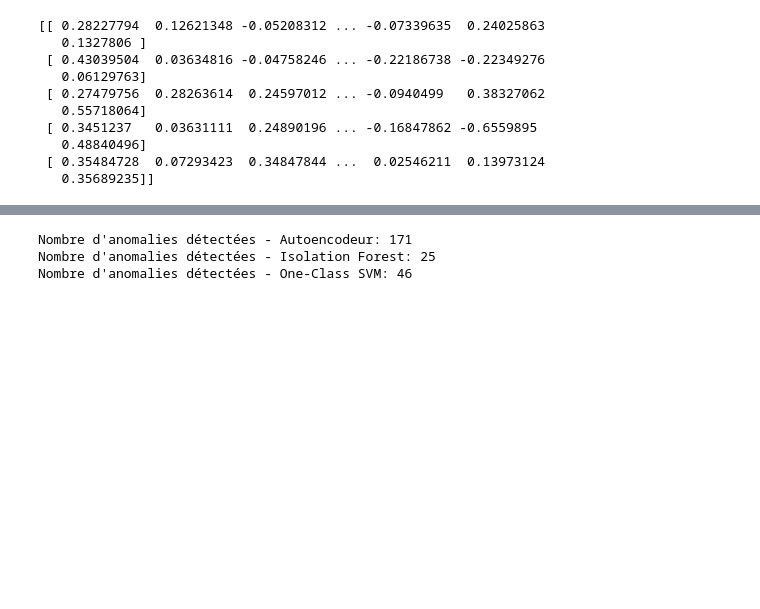
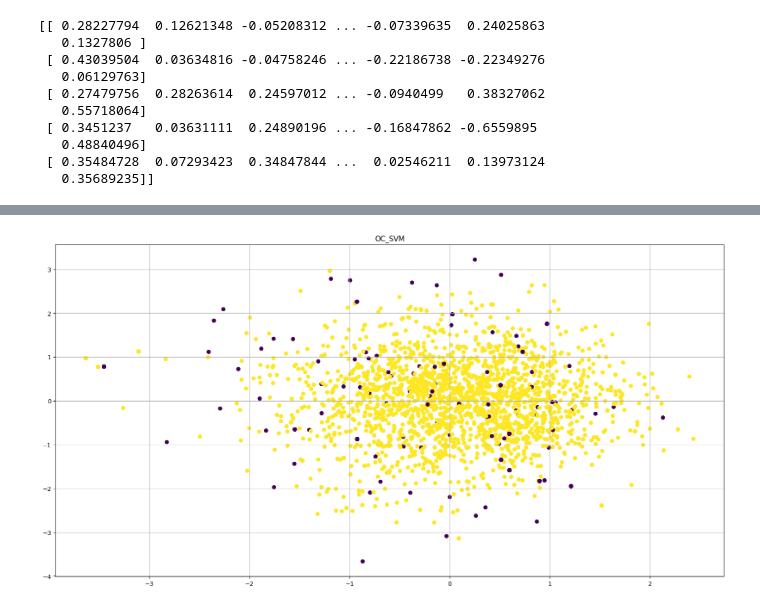
Before and after one commit to sow19/Detection-d-anomalies, a Jupyter notebook: code_source/contamination_anomalies/apprentissage_contamination3.ipynb, the cells around one changed output, grey strips where cells are left out. Saved outputs shown, nothing was run; the diff lists cells and outputs as text; code cells hidden in the pictures; blank space fills up the shorter version.

```diff
--- a/code_source/contamination_anomalies/apprentissage_contamination3.ipynb
+++ b/code_source/contamination_anomalies/apprentissage_contamination3.ipynb
@@ -187,19 +144,17 @@ Indices des anomalies détectées par Isolation Forest : [1, 60, 63, 88, 95, 99,
 # %%
 oc_svm = OneClassSVM(nu=0.05, kernel='rbf')
 oc_svm.fit(X_train)
-contaminated_df_test['is_anomaly_ocsvm'] = oc_svm.predict(X_test) == -1  # -1 pour anomalie, 1 pour normal
+osvm = oc_svm.predict(X_train)
+contaminated_df_test['is_anomaly_ocsvm'] = oc_svm.predict(X_train) == -1
 anomaly_indices_ocsvm = contaminated_df_test[contaminated_df_test['is_anomaly_ocsvm'] == True].index.tolist()
-#print(f"Indices des anomalies détectées par One-Class SVM : {anomaly_indices_ocsvm}")
 # %%
-# Sauvegarde des résultats
-#contaminated_df_test.to_csv("../../data/contaminated/anomaly_detection_results.csv", index=False)
+plt.figure(figsize=(20, 10))
+plt.scatter(X_train[:, 0], X_train[:, 1], c=osvm, marker='o')
+
+plt.title("OC_SVM")
+plt.grid(True)
+#plt.savefig("output.jpg")
+plt.show()
+# %% [output]
+[figure, added]
-# %%
-# Affichage des résultats
-print(f"Nombre d'anomalies détectées - Autoencodeur: {sum(contaminated_df['is_anomaly_autoencoder'])}")
-print(f"Nombre d'anomalies détectées - Isolation Forest: {sum(contaminated_df_test['is_anomaly_iforest'])}")
-print(f"Nombre d'anomalies détectées - One-Class SVM: {sum(contaminated_df_test['is_anomaly_ocsvm'])}")
-# %% [output]
-Nombre d'anomalies détectées - Autoencodeur: 171
-Nombre d'anomalies détectées - Isolation Forest: 25
-Nombre d'anomalies détectées - One-Class SVM: 46
 # %%
```
Also changed, not shown: parts of 22 cells of this notebook, 2 other files.
